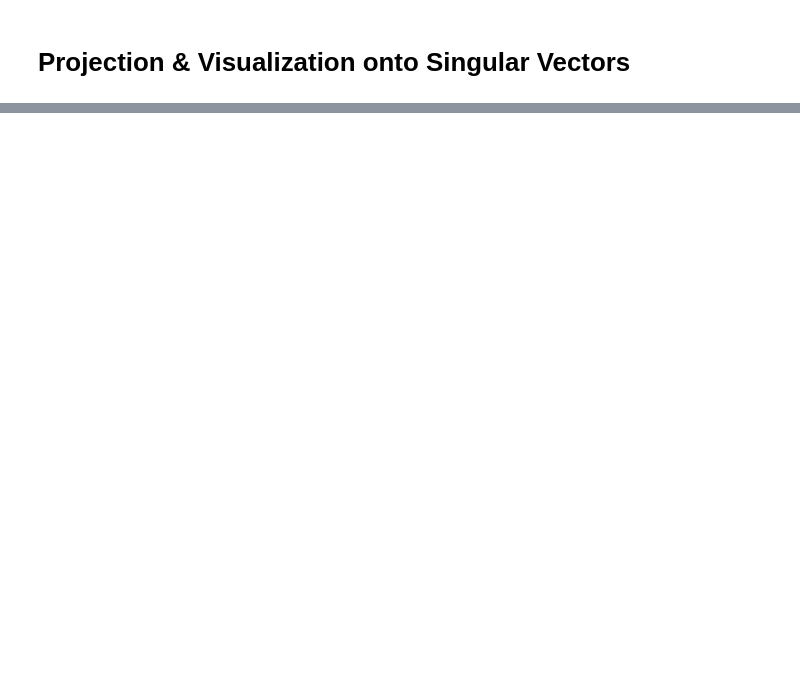
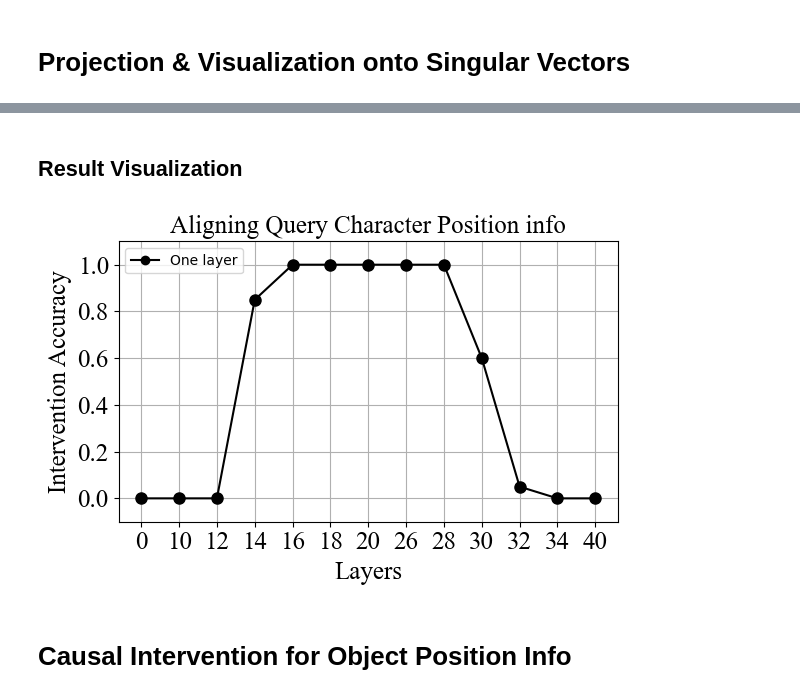
Before and after one commit to umango101/belief_tracking, a Jupyter notebook: notebooks/rep_analysis.ipynb, the cells around one changed output, grey strips where cells are left out. Saved outputs shown, nothing was run; the diff lists cells and outputs as text; code cells hidden in the pictures; blank space fills up the shorter version.

```diff
--- a/notebooks/rep_analysis.ipynb
+++ b/notebooks/rep_analysis.ipynb
@@ -211,0 +344,12 @@ plt.show()
+# %%
+n_samples = 20
+batch_size = 1
+
+dataset = query_charac_pos(STORY_TEMPLATES,
+                             all_characters,
+                             all_containers,
+                             all_states,
+                             n_samples,
+                             question_type="belief_question",
+                             diff_visibility=False)
+dataloader = DataLoader(dataset, batch_size=batch_size, shuffle=False)
@@ -211,0 +486,4 @@ plt.show()
+# %%
+# Sort accs_query_charac_second_sv by key
+accs_query_charac_second_sv = dict(sorted(accs_query_charac_second_sv.items(), key=lambda x: x[0]))
+accs_query_charac_second_sv
@@ -211,0 +504,36 @@ plt.show()
+# %% [markdown]
+## Result Visualization
+# %%
+stories = [
+    {
+        "story": dataset[0]["corrupt_story"],
+        "question": dataset[0]["corrupt_question"],
+        "answer": dataset[0]["corrupt_ans"],
+    },
+    {
+        "story": dataset[0]["clean_story"],
+        "question": dataset[0]["clean_question"],
+        "answer": dataset[0]["clean_ans"],
+    }
+]
+
+arrows = [{'start': token_pos_coords['e1_query_charac'], 'end': token_pos_coords['e2_query_charac'], 'color': 'red'}]
+
+plot_data = {
+    "labels": accs_query_charac_second_sv.keys(),
+    "acc_one_layer": accs_query_charac_second_sv.values(),
+    "title": "Aligning Query Character Position info",
+    "x_label": "Layers",
+    "y_label": "Intervention Accuracy",
+}
+
+characters = list(set(dataset[0]['clean_characters'] + dataset[0]['corrupt_characters']))
+objects = list(set(dataset[0]['clean_objects'] + dataset[0]['corrupt_objects']))
+states = list(set(dataset[0]['clean_states'] + dataset[0]['corrupt_states']))
+
+generator = StoryGenerator(characters=characters, objects=objects, states=states, stories=stories, target=dataset[0]['target'], arrows=arrows, plot_data=plot_data)
+generator.save_html(filename="../plots/belief_exps/second_obj/query_charac_2_sv_2.html")
+# %% [output]
+[figure, added]
+# %% [markdown]
+# Causal Intervention for Object Position Info
```
Also changed, not shown: parts of 41 cells of this notebook, 17 other files.
